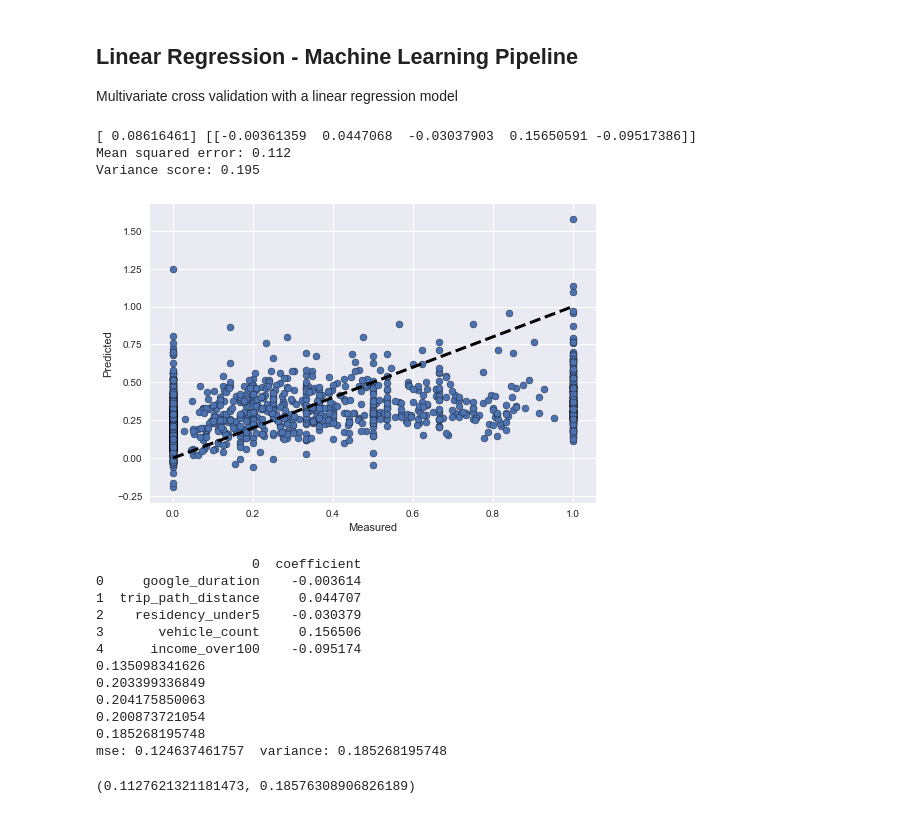
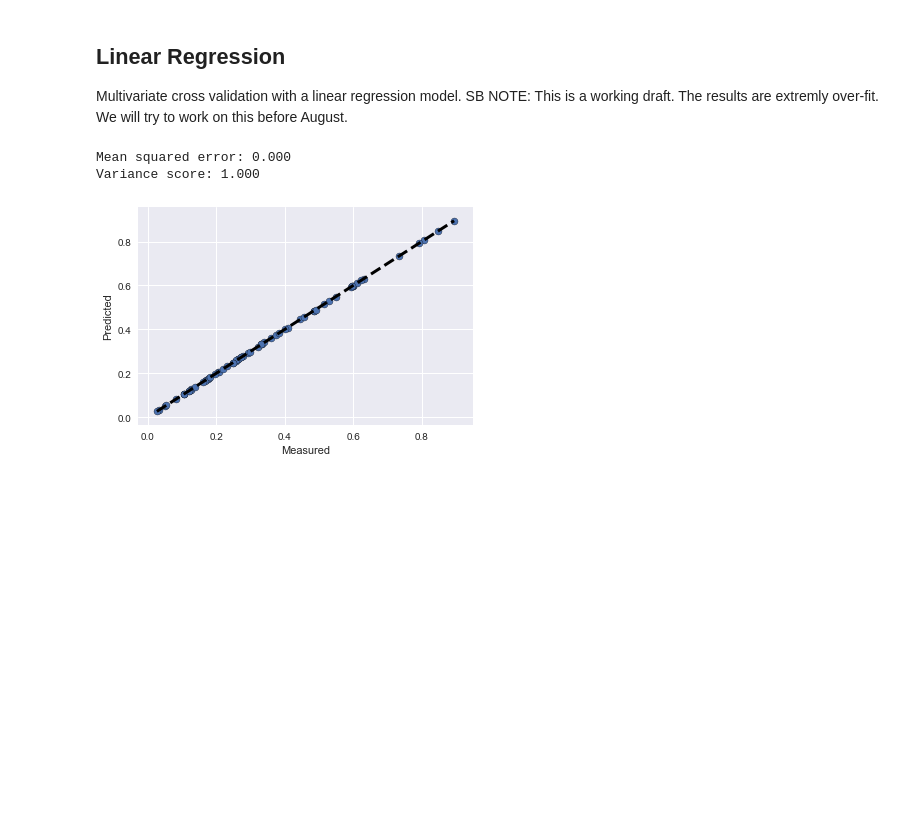
Before and after one commit to monolyst/PSRC-Travel, a Jupyter notebook: notebooks/PSRC 2018 Linear Regression.ipynb, the cells around one changed output. Saved outputs shown, nothing was run; the diff lists cells and outputs as text; code cells hidden in the pictures; blank space fills up the shorter version.

```diff
--- a/notebooks/PSRC 2018 Linear Regression.ipynb
+++ b/notebooks/PSRC 2018 Linear Regression.ipynb
@@ -23,4 +23,6 @@ from sklearn.metrics import precision_recall_fscore_support as score
 
 from datetime import datetime
 
+DATA_DIR = '../data/'
+
 #https://jmetzen.github.io/2015-01-29/ml_advice.html
@@ -176,20 +156,27 @@ sns.heatmap(corr, mask=mask, cmap=cmap, vmax=.3, center=0,
 # %% [markdown]
-## Linear Regression - Machine Learning Pipeline
+## Linear Regression
 
-Multivariate cross validation with a linear regression model
+Multivariate cross validation with a linear regression model.
+SB NOTE: This is a working draft. The results are extremly over-fit. We
+will try to work on this before August.
 # %%
 from sklearn.linear_model import LinearRegression
 from sklearn.cross_validation import KFold
 from sklearn.metrics import mean_squared_error
 
+from sklearn.preprocessing import PolynomialFeatures
+from sklearn.pipeline import Pipeline
+
+
 Allfeatures = ['google_duration', 'trip_path_distance', 'hhsize', 'residency_under5',
             'numchildren', 'vehicle_count','hh_own',
-           'weekday_am', 'weekday_mid','weekday_pm','weekday_late',
+           'weekday_am', 'weekday_mid','weekday_pm','weekday_late','gender_female'
             'income_under25', 'income_25_50','income_75_100','income_over100']
 
-features = ['google_duration', 'trip_path_distance', 'residency_under5','vehicle_count',
-           'income_over100']
+features = ['google_duration', 'trip_path_distance', 'residency_under5',
+           'income_over100','gender_female','race_white']
 
+#NORMALIZE THESE FEATURES!!
 
 feature_list = features
 
@@ -215,7 +202,10 @@ def train_and_cross_val(cols, target):
         y_train, y_test = target.iloc[train_index], target.iloc[test_index]
 
         # Instantiate the model
-        model = LinearRegression()
+        model = LinearRegression(normalize=True)
+     #   model = Pipeline([('poly', PolynomialFeatures(degree=3)),
+     #                     ('linear', LinearRegression(fit_intercept=False))])
+
 
         # Fit model to features and target
         model.fit(X_train,y_train)
@@ -249,53 +239,42 @@ def train_and_predict(cols, target):
     target = data[target]
 
     # Instantiate the model
-    model = LinearRegression()
+    #model = LinearRegression(normalize=True)
+    model = Pipeline([('poly', PolynomialFeatures(degree=3)),
+                        ('linear', LinearRegression(fit_intercept=False))])
+
 
     # fit the model
     model.fit(features,target)
 
     # Make predictions
     predictions = model.predict(features)
     mse = mean_squared_error(target, predictions)
     variance = r2_score(target, predictions)
 
-    print (model.intercept_, model.coef_)
+   # print (model.intercept_, model.coef_)
 
     # The mean squared error
     print("Mean squared error: %.3f"
       % mean_squared_error(target, predictions))
     # Explained variance score: 1 is perfect prediction
     print('Variance score: %.3f' % r2_score(target, predictions))
 
     fig, ax = plt.subplots()
     ax.scatter(target, predictions, edgecolors=(0, 0, 0))
     ax.plot([target.min(), target.max()], [target.min(), target.max()], 'k--', lw=3)
     ax.set_xlabel('Measured')
     ax.set_ylabel('Predicted')
     plt.show()
 
     df_results = pd.DataFrame(feature_list)
     #df_results['feature'] = features
-    df_results['coefficient'] = model.coef_[0]
-    print (df_results)
+    #df_results['coefficient'] = model.coef_[0]
+    #print (df_results)
 
 train_and_predict(features, target)
-train_and_cross_val(features, target)
+#train_and_cross_val(features, target)
 # %% [output]
-[ 0.08616461] [[-0.00361359  0.0447068  -0.03037903  0.15650591 -0.09517386]]
-Mean squared error: 0.112
-Variance score: 0.195
+Mean squared error: 0.000
+Variance score: 1.000
-[figure, old version]
+[figure, new version]
-                    0  coefficient
-0     google_duration    -0.003614
-1  trip_path_distance     0.044707
-2    residency_under5    -0.030379
-3       vehicle_count     0.156506
-4      income_over100    -0.095174
-0.135098341626
-0.203399336849
-0.204175850063
-0.200873721054
-0.185268195748
-mse: 0.124637461757  variance: 0.185268195748
-(0.1127621321181473, 0.18576308906826189)
```
Also changed, not shown: parts of 13 cells of this notebook, 2 other files.
